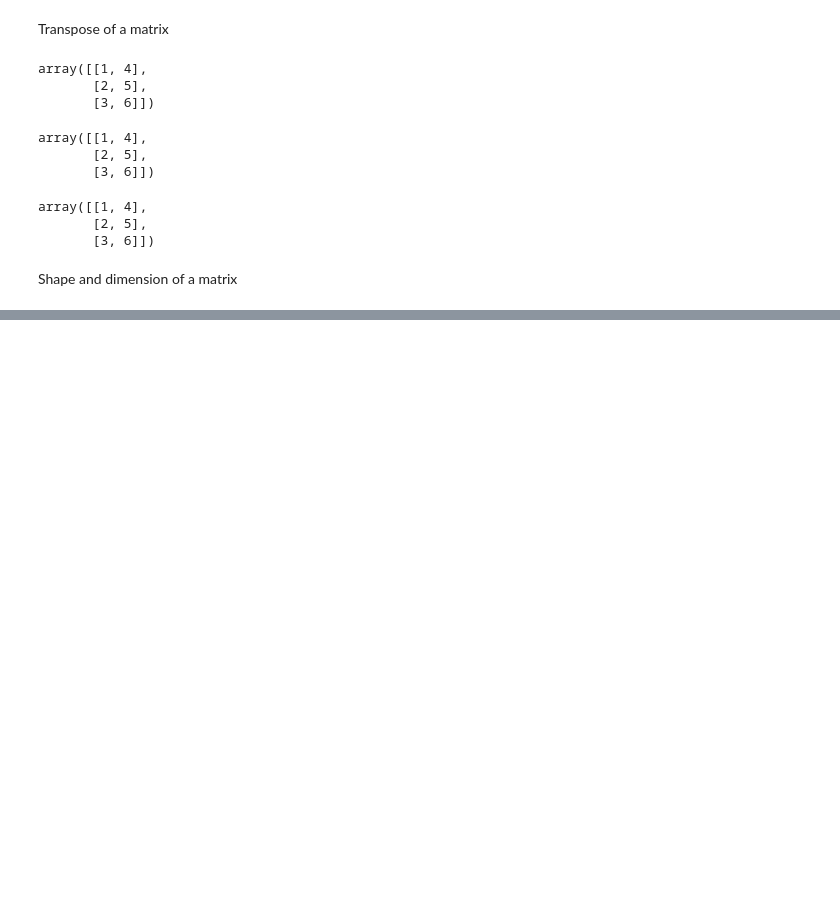
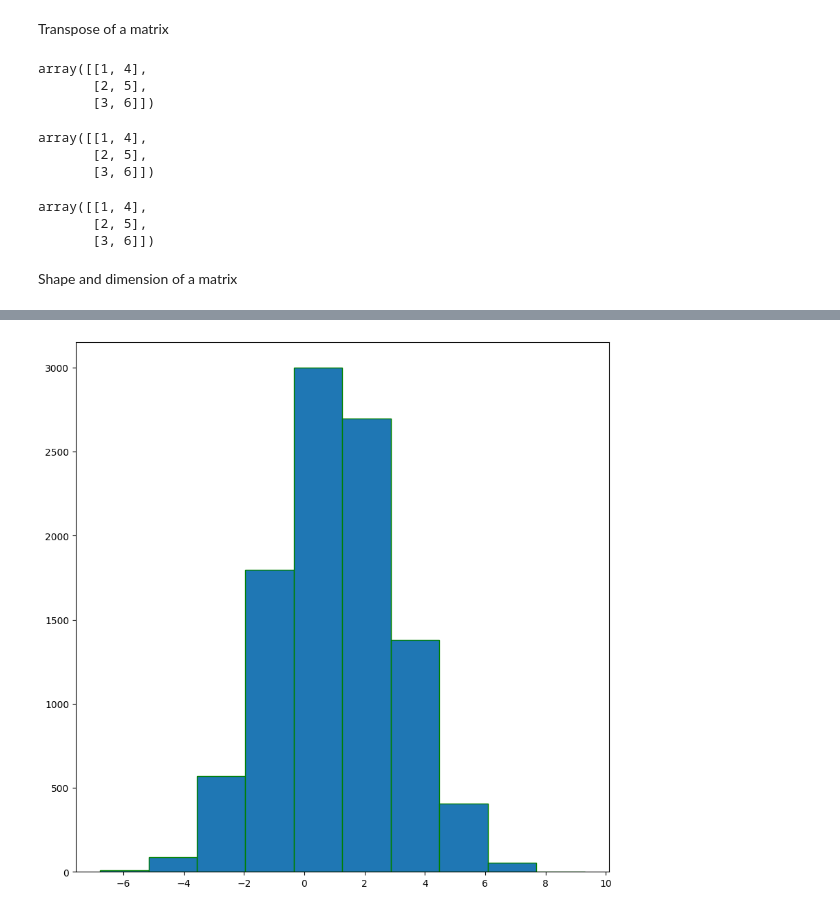
Before and after one commit to Sanjeeviit/MLT, a Jupyter notebook: Numpy_Pandas_IITM.ipynb, the cells around one changed output, grey strips where cells are left out. Saved outputs shown, nothing was run; the diff lists cells and outputs as text; code cells hidden in the pictures; blank space fills up the shorter version.

```diff
--- a/Numpy_Pandas_IITM.ipynb
+++ b/Numpy_Pandas_IITM.ipynb
@@ -497,0 +708,5 @@ Shape and dimension of a matrix
+# %%
+X = rng.normal(1,2,size =10_000)
+plt.hist(X,bins=10, edgecolor = 'green');
+# %% [output]
+[figure, added]
```
Also changed, not shown: parts of 101 cells of this notebook.
